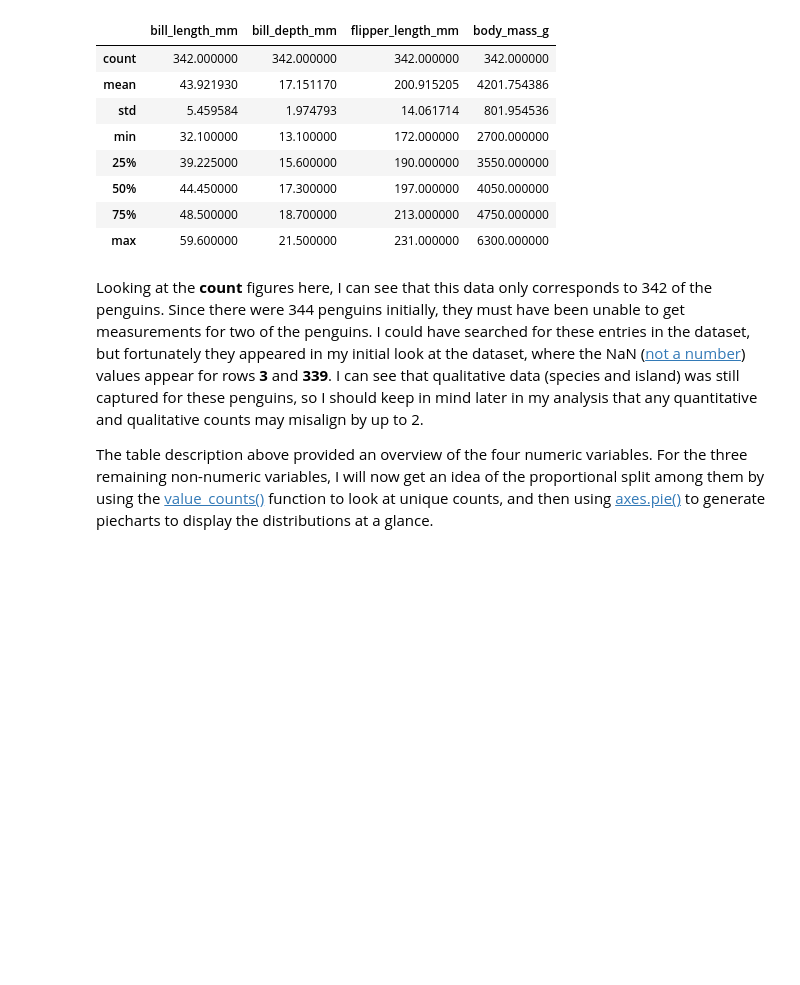
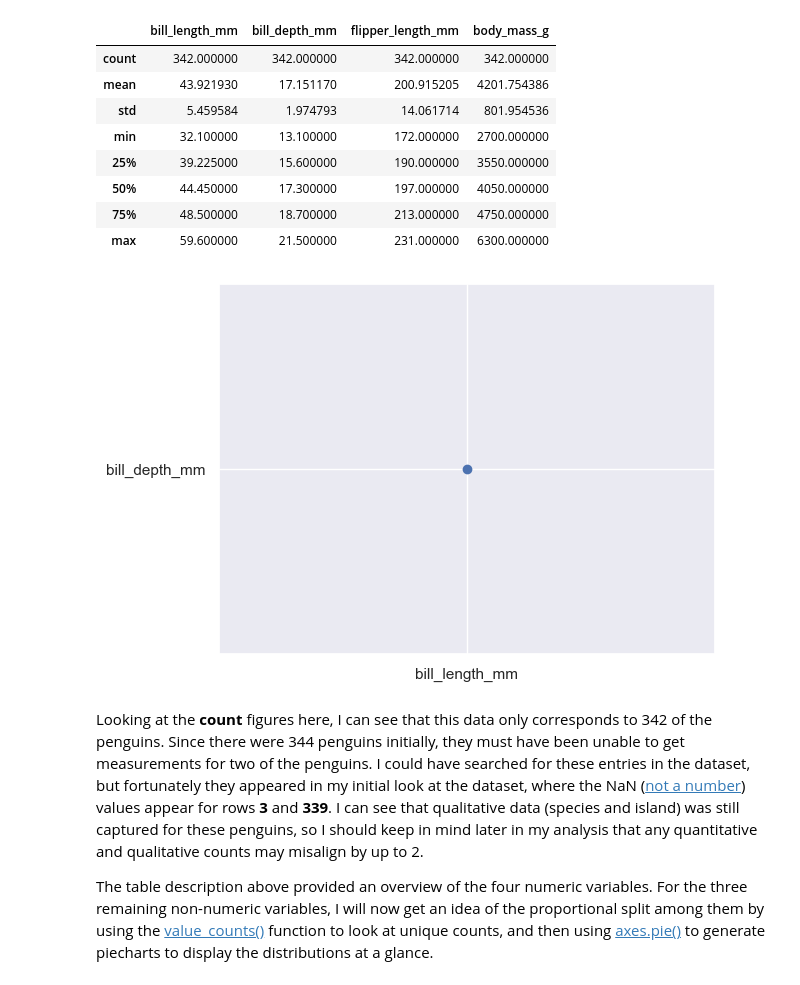
Before and after one commit to JBnkn/8634-data-analytics, a Jupyter notebook: penguins.ipynb, the cells around one changed output. Drawn from its saved outputs; the diff is of its cells as text; code cells hidden in the pictures; blank space fills up the shorter version.

```diff
--- a/penguins.ipynb
+++ b/penguins.ipynb
@@ -61,6 +61,11 @@ df.describe()
 | 50% | 44.450000 | 17.300000 | 197.000000 | 4050.000000 |
 | 75% | 48.500000 | 18.700000 | 213.000000 | 4750.000000 |
 | max | 59.600000 | 21.500000 | 231.000000 | 6300.000000 |
+# %%
+plt.scatter('bill_length_mm', 'bill_depth_mm')
+plt.show()
+# %% [output]
+[figure, added]
 # %% [markdown]
 Looking at the **count** figures here, I can see that this data only corresponds to 342 of the penguins. Since there were 344 penguins initially, they must have been unable to get measurements for two of the penguins. I could have searched for these entries in the dataset, but fortunately they appeared in my initial look at the dataset, where the NaN ([not a number](https://www.turing.com/kb/nan-values-in-python)) values appear for rows **3** and **339**. I can see that qualitative data (species and island) was still captured for these penguins, so I should keep in mind later in my analysis that any quantitative and qualitative counts may misalign by up to 2.
 
```
